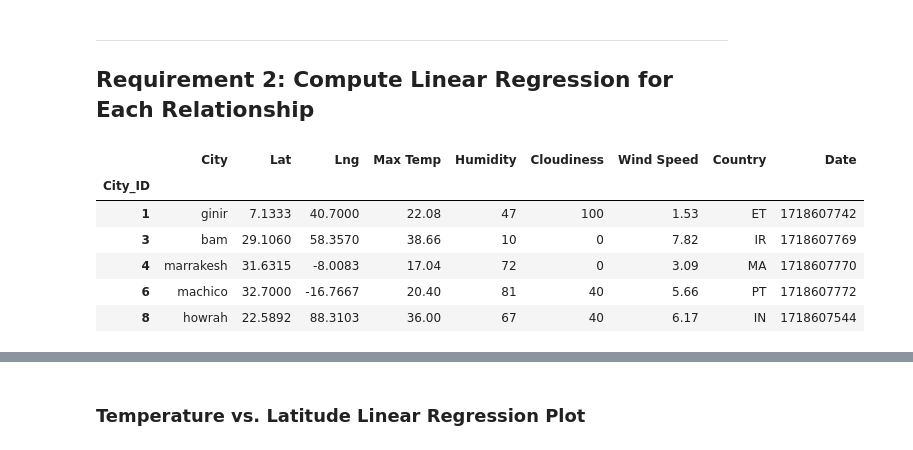
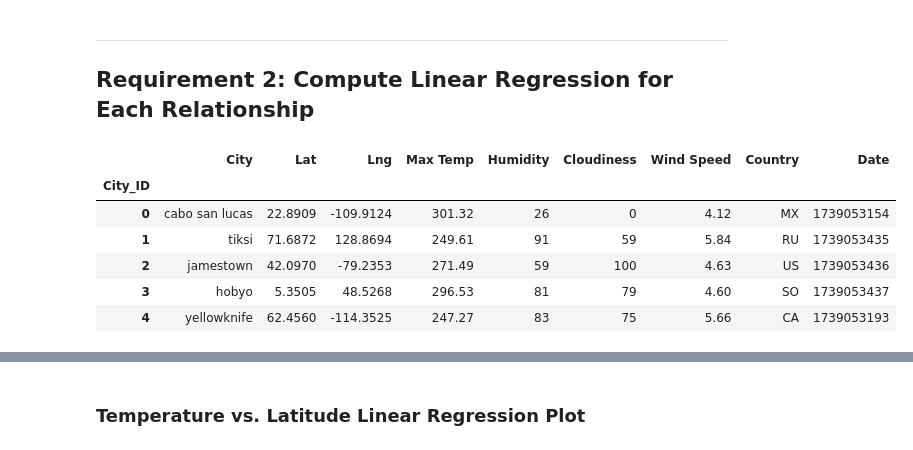
Before and after one commit to ConstCorrectness/python-api-challenge, a Jupyter notebook: WeatherPy/WeatherPy.ipynb, the cells around one changed output, grey strips where cells are left out. Cells and saved outputs as stored; diff of their text form; code cells hidden in the pictures.

```diff
--- a/WeatherPy/WeatherPy.ipynb
+++ b/WeatherPy/WeatherPy.ipynb
@@ -283,16 +321,16 @@ plt.show()
 # %%
 # Create a DataFrame with the Northern Hemisphere data (Latitude >= 0)
-# YOUR CODE HERE
+northern_hemi_df = city_data_df[city_data_df['Lat'] >= 0]
 
 # Display sample data
 northern_hemi_df.head()
 # %% [output]
 |  | City | Lat | Lng | Max Temp | Humidity | Cloudiness | Wind Speed | Country | Date |
 | City_ID |  |  |  |  |  |  |  |  |  |
-| 1 | ginir | 7.1333 | 40.7000 | 22.08 | 47 | 100 | 1.53 | ET | 1718607742 |
-| 3 | bam | 29.1060 | 58.3570 | 38.66 | 10 | 0 | 7.82 | IR | 1718607769 |
-| 4 | marrakesh | 31.6315 | -8.0083 | 17.04 | 72 | 0 | 3.09 | MA | 1718607770 |
-| 6 | machico | 32.7000 | -16.7667 | 20.40 | 81 | 40 | 5.66 | PT | 1718607772 |
-| 8 | howrah | 22.5892 | 88.3103 | 36.00 | 67 | 40 | 6.17 | IN | 1718607544 |
+| 0 | cabo san lucas | 22.8909 | -109.9124 | 301.32 | 26 | 0 | 4.12 | MX | 1739053154 |
+| 1 | tiksi | 71.6872 | 128.8694 | 249.61 | 91 | 59 | 5.84 | RU | 1739053435 |
+| 2 | jamestown | 42.0970 | -79.2353 | 271.49 | 59 | 100 | 4.63 | US | 1739053436 |
+| 3 | hobyo | 5.3505 | 48.5268 | 296.53 | 81 | 79 | 4.60 | SO | 1739053437 |
+| 4 | yellowknife | 62.4560 | -114.3525 | 247.27 | 83 | 75 | 5.66 | CA | 1739053193 |
 # %%
 # Create a DataFrame with the Southern Hemisphere data (Latitude < 0)
```
Also changed, not shown: parts of 37 cells of this notebook, 13 other files.
